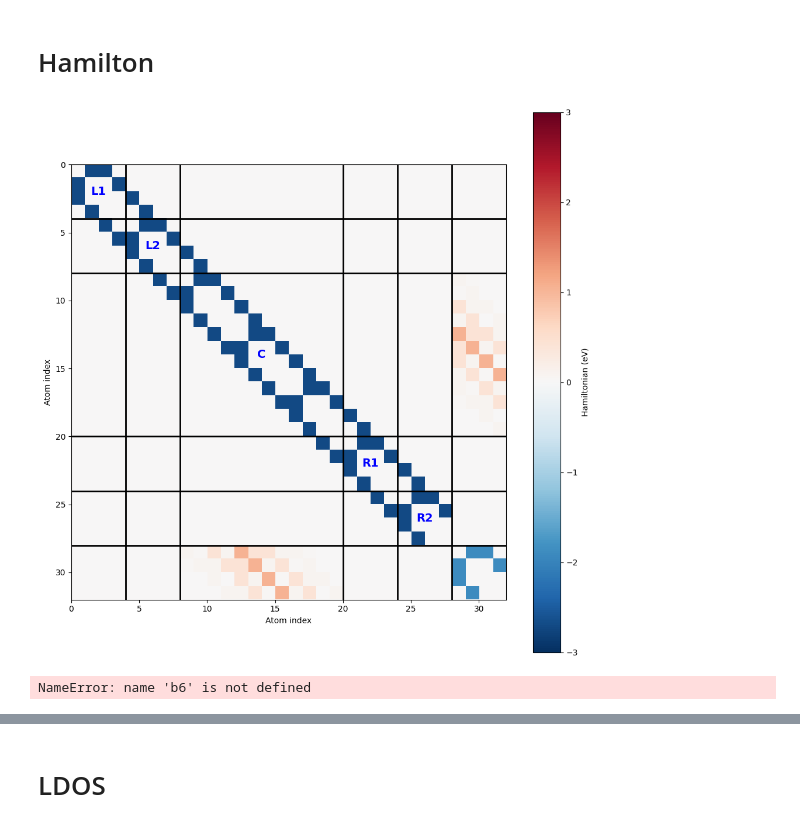
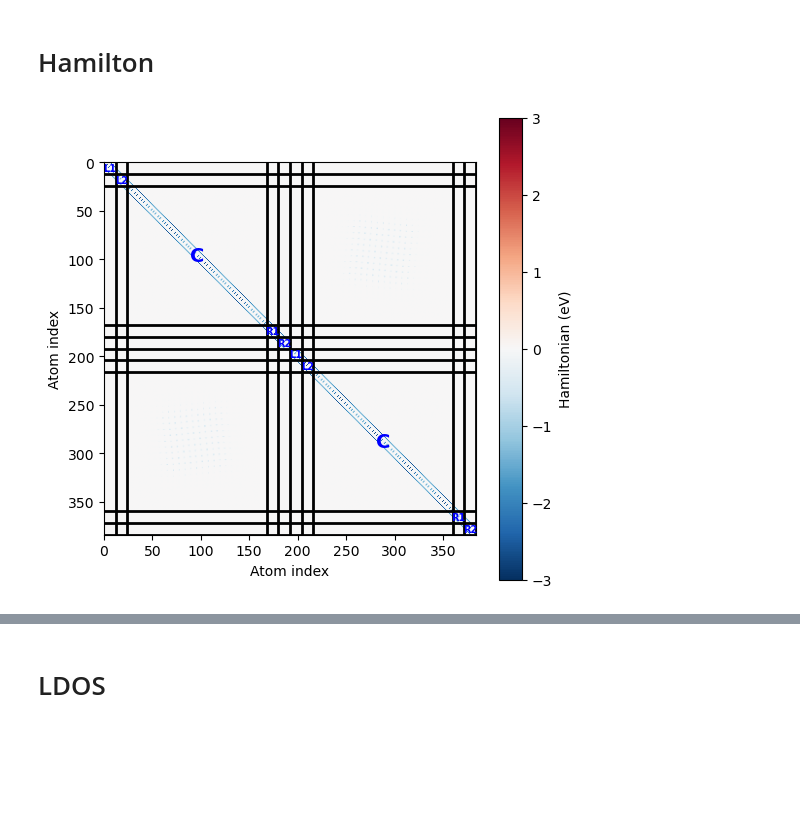
Before and after one commit to KayaGerds/Project, a Jupyter notebook: Main_moy.ipynb, the cells around one changed output, grey strips where cells are left out. Drawn from its saved outputs; the diff is of its cells as text; code cells hidden in the pictures; blank space fills up the shorter version.

```diff
--- a/Main_moy.ipynb
+++ b/Main_moy.ipynb
@@ -197,45 +218,50 @@ def slater_koster(
 # %%
-#from functions import slater_koster
-H,H_TB,H_SK,_,_= slater_koster(atoms,carbon_only=False)
+H,H_TB,H_SK,_,_= slater_koster2(atoms,carbon_only=True)
 
 Hbig = H
 nC = len(NR) - 2*nL - 2*nR
 
 # Boundaries
 b0 = 0
 b1 = nL
 b2 = 2*nL
 b3 = 2*nL + nC
 b4 = 2*nL + nC + nR
-b5 = 2*nL + nC + 2*nR #Hbig.shape[0]
+b5 = 2*nL + nC + 2*nR
 
-plt.figure(figsize=(12,12))
+b6 = b5 + nL
+b7 = b5 + 2*nL
+b8 = b5 + 2*nL + nC
+b9 = b5 + 2*nL + nC + nR
+b10 = b5 + 2*nL + nC + 2*nR
+
+
+plt.figure(figsize=(6,6))
 # Use imshow with extent to align indices properly
 n = Hbig.shape[0]
 plt.imshow(Hbig, extent=(0, n, n, 0), cmap='RdBu_r', vmin=-3, vmax=3)
 plt.colorbar(label='Hamiltonian (eV)')
 
 # Draw block boundaries
-for b in [b1, b2, b3, b4,b5]:
+for b in [b1, b2, b3, b4,b5,b6,b7,b8,b9,b10]:
     plt.axhline(b, color='k', linewidth=2)
     plt.axvline(b, color='k', linewidth=2)
 
 # Add text labels
-plt.text((b0+b1)/2, (b0+b1)/2, "L1", ha='center', va='center', color='b', fontsize=14, weight='bold')
-plt.text((b1+b2)/2, (b1+b2)/2, "L2", ha='center', va='center', color='b', fontsize=14, weight='bold')
+plt.text((b0+b1)/2, (b0+b1)/2, "L1", ha='center', va='center', color='b', fontsize=7, weight='bold')
+plt.text((b1+b2)/2, (b1+b2)/2, "L2", ha='center', va='center', color='b', fontsize=7, weight='bold')
 plt.text((b2+b3)/2, (b2+b3)/2, "C", ha='center', va='center', color='b', fontsize=14, weight='bold')
-plt.text((b3+b4)/2, (b3+b4)/2, "R1", ha='center', va='center', color='b', fontsize=14, weight='bold')
-plt.text((b4+b5)/2, (b4+b5)/2, "R2", ha='center', va='center', color='b', fontsize=14, weight='bold')
+plt.text((b3+b4)/2, (b3+b4)/2, "R1", ha='center', va='center', color='b', fontsize=7, weight='bold')
+plt.text((b4+b5)/2, (b4+b5)/2, "R2", ha='center', va='center', color='b', fontsize=7, weight='bold')
+
+plt.text((b5+b6)/2, (b5+b6)/2, "L1", ha='center', va='center', color='b', fontsize=7, weight='bold')
+plt.text((b6+b7)/2, (b6+b7)/2, "L2", ha='center', va='center', color='b', fontsize=7, weight='bold')
+plt.text((b7+b8)/2, (b7+b8)/2, "C", ha='center', va='center', color='b', fontsize=14, weight='bold')
+plt.text((b8+b9)/2, (b8+b9)/2, "R1", ha='center', va='center', color='b', fontsize=7, weight='bold')
+plt.text((b9+b10)/2, (b9+b10)/2, "R2", ha='center', va='center', color='b', fontsize=7, weight='bold')
 
 plt.xlabel('Atom index')
 plt.ylabel('Atom index')
 plt.show()
 # %% [output]
-[figure, old version]
+[figure, new version]
-# %%
-rows = np.r_[0:, b5:b6]
-cols = np.r_[b1:b4, b5:b6]
-
-H[np.ix_(rows, cols)]
-# %% [output]
-NameError: name 'b6' is not defined
```
Also changed, not shown: parts of 21 cells of this notebook.
